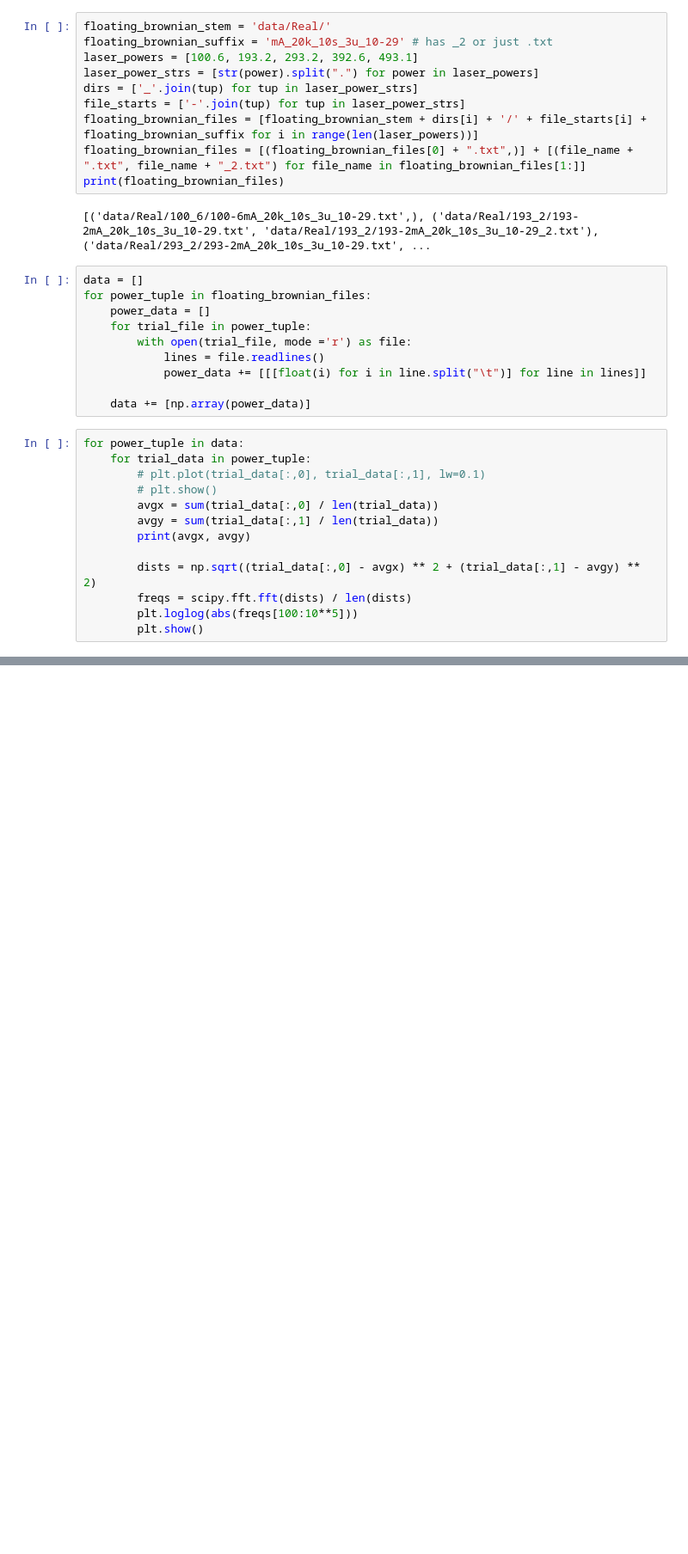
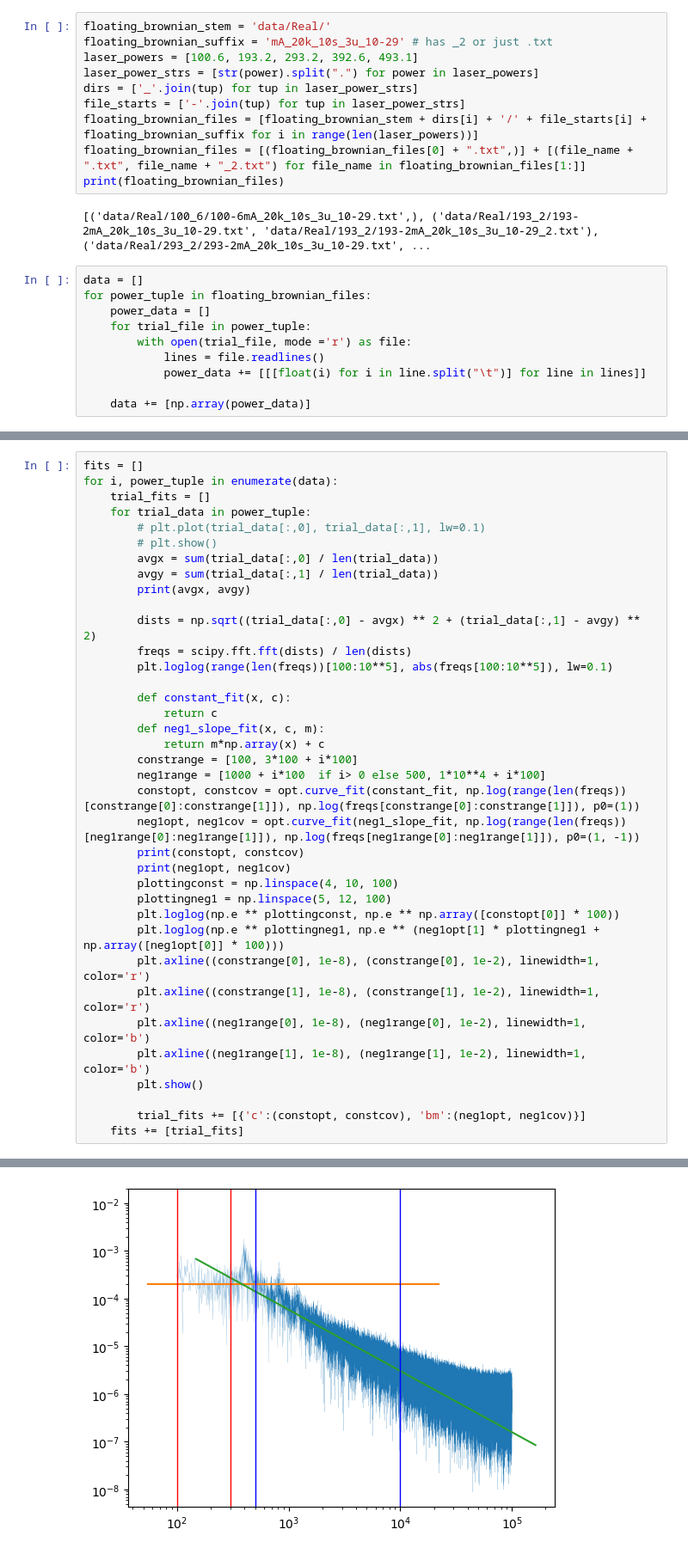
Before and after one commit to Snowton/jlab, a Jupyter notebook: Optical-Trap-master/brownian_analysis.ipynb, the cells around one changed output, grey strips where cells are left out. Shown at 86% size. Saved outputs shown, nothing was run; the diff lists cells and outputs as text; blank space fills up the shorter version.

```diff
--- a/Optical-Trap-master/brownian_analysis.ipynb
+++ b/Optical-Trap-master/brownian_analysis.ipynb
@@ -89,16 +89,3 @@ for power_tuple in floating_brownian_files:
             power_data += [[[float(i) for i in line.split("\t")] for line in lines]]
 
     data += [np.array(power_data)]
-# %%
-for power_tuple in data:
-    for trial_data in power_tuple:
-        # plt.plot(trial_data[:,0], trial_data[:,1], lw=0.1)
-        # plt.show()
-        avgx = sum(trial_data[:,0] / len(trial_data))
-        avgy = sum(trial_data[:,1] / len(trial_data))
-        print(avgx, avgy)
-
-        dists = np.sqrt((trial_data[:,0] - avgx) ** 2 + (trial_data[:,1] - avgy) ** 2)
-        freqs = scipy.fft.fft(dists) / len(dists)
-        plt.loglog(abs(freqs[100:10**5]))
-        plt.show()
@@ -118,0 +92,38 @@ for power_tuple in data:
+# %%
+fits = []
+for i, power_tuple in enumerate(data):
+    trial_fits = []
+    for trial_data in power_tuple:
+        # plt.plot(trial_data[:,0], trial_data[:,1], lw=0.1)
+        # plt.show()
+        avgx = sum(trial_data[:,0] / len(trial_data))
+        avgy = sum(trial_data[:,1] / len(trial_data))
+        print(avgx, avgy)
+
+        dists = np.sqrt((trial_data[:,0] - avgx) ** 2 + (trial_data[:,1] - avgy) ** 2)
+        freqs = scipy.fft.fft(dists) / len(dists)
+        plt.loglog(range(len(freqs))[100:10**5], abs(freqs[100:10**5]), lw=0.1)
+
+        def constant_fit(x, c):
+            return c
+        def neg1_slope_fit(x, c, m):
+            return m*np.array(x) + c
+        constrange = [100, 3*100 + i*100]
+        neg1range = [1000 + i*100  if i> 0 else 500, 1*10**4 + i*100]
+        constopt, constcov = opt.curve_fit(constant_fit, np.log(range(len(freqs))[constrange[0]:constrange[1]]), np.log(freqs[constrange[0]:constrange[1]]), p0=(1))
+        neg1opt, neg1cov = opt.curve_fit(neg1_slope_fit, np.log(range(len(freqs))[neg1range[0]:neg1range[1]]), np.log(freqs[neg1range[0]:neg1range[1]]), p0=(1, -1))
+        print(constopt, constcov)
+        print(neg1opt, neg1cov)
+        plottingconst = np.linspace(4, 10, 100)
+        plottingneg1 = np.linspace(5, 12, 100)
+        plt.loglog(np.e ** plottingconst, np.e ** np.array([constopt[0]] * 100))
+        plt.loglog(np.e ** plottingneg1, np.e ** (neg1opt[1] * plottingneg1 + np.array([neg1opt[0]] * 100)))
+        plt.axline((constrange[0], 1e-8), (constrange[0], 1e-2), linewidth=1, color='r')
+        plt.axline((constrange[1], 1e-8), (constrange[1], 1e-2), linewidth=1, color='r')
+        plt.axline((neg1range[0], 1e-8), (neg1range[0], 1e-2), linewidth=1, color='b')
+        plt.axline((neg1range[1], 1e-8), (neg1range[1], 1e-2), linewidth=1, color='b')
+        plt.show()
+
+        trial_fits += [{'c':(constopt, constcov), 'bm':(neg1opt, neg1cov)}]
+    fits += [trial_fits]
+# %% [output]
@@ -118,0 +134 @@ for power_tuple in data:
+[figure, added]
```
Also changed, not shown: parts of 3 cells of this notebook.
